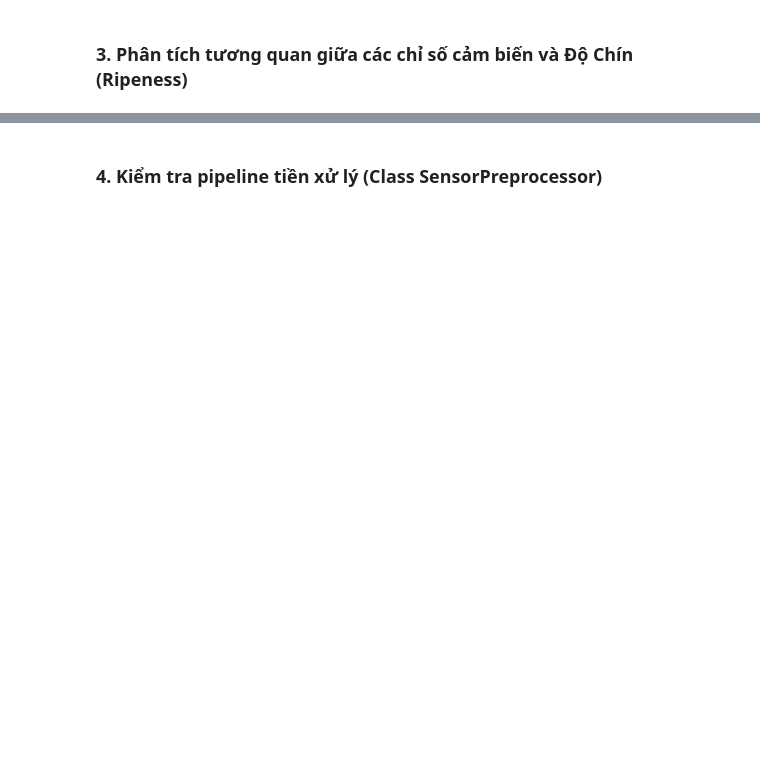
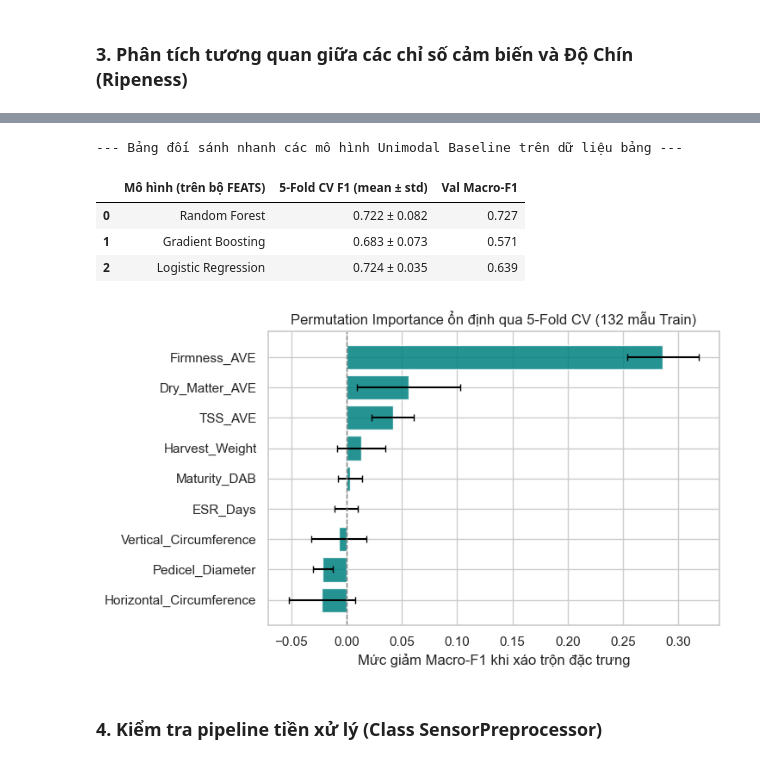
Before and after one commit to Cocobaut/durian-ripeness-classification, a Jupyter notebook: workspaces/member3_sensor/01_eda_and_preprocess_sensor/01_eda_and_preprocess_sensor.ipynb, the cells around one changed output, grey strips where cells are left out. Saved outputs shown, nothing was run; the diff lists cells and outputs as text; code cells hidden in the pictures; blank space fills up the shorter version.

```diff
--- a/workspaces/member3_sensor/01_eda_and_preprocess_sensor/01_eda_and_preprocess_sensor.ipynb
+++ b/workspaces/member3_sensor/01_eda_and_preprocess_sensor/01_eda_and_preprocess_sensor.ipynb
@@ -49,2 +813,67 @@ CSV_PATH = os.path.join(DATA_RAW_DIR, "durian_characteristics_cleaned.csv")
+# %%
+# 3.8 Đánh giá chéo các mô hình Baseline & Permutation Importance ổn định qua 5-Fold CV
+from sklearn.ensemble import GradientBoostingClassifier
+from sklearn.linear_model import LogisticRegression
+from sklearn.preprocessing import StandardScaler
+
+models = {
+    "Random Forest": make_model(),
+    "Gradient Boosting": make_pipeline(
+        SimpleImputer(strategy="median"),
+        GradientBoostingClassifier(n_estimators=150, max_depth=3, random_state=SEED)
+    ),
+    "Logistic Regression": make_pipeline(
+        SimpleImputer(strategy="median"),
+        StandardScaler(),
+        LogisticRegression(class_weight="balanced", max_iter=1000, random_state=SEED)
+    ),
+}
+
+bench_rows = []
+for m_name, pipe in models.items():
+    cv_scores = cross_val_score(pipe, train_df[FEATS], y_tr_s, cv=cv, scoring="f1_macro")
+    pipe.fit(train_df[FEATS], y_tr_s)
+    val_f1 = f1_score(y_va_s, pipe.predict(val_df[FEATS]), average="macro")
+    bench_rows.append({
+        "Mô hình (trên bộ FEATS)": m_name,
+        "5-Fold CV F1 (mean ± std)": f"{cv_scores.mean():.3f} ± {cv_scores.std():.3f}",
+        "Val Macro-F1": round(val_f1, 3),
+    })
+
+print("--- Bảng đối sánh nhanh các mô hình Unimodal Baseline trên dữ liệu bảng ---")
+display(pd.DataFrame(bench_rows))
+
+# Tính Permutation Importance ổn định bằng Out-of-Fold (5-Fold CV trên 132 mẫu Train)
+cv_importances = np.zeros((5, len(FEATS)))
+for fold, (tr_idx, va_idx) in enumerate(cv.split(train_df[FEATS], y_tr_s)):
+    m_fold = make_model().fit(train_df[FEATS].iloc[tr_idx], y_tr_s.iloc[tr_idx])
+    pi_fold = permutation_importance(
+        m_fold, train_df[FEATS].iloc[va_idx], y_tr_s.iloc[va_idx],
+        n_repeats=20, random_state=SEED, scoring="f1_macro"
+    )
+    cv_importances[fold] = pi_fold.importances_mean
+
+imp_cv_df = pd.DataFrame({
+    "mean_importance": cv_importances.mean(axis=0),
+    "std_importance": cv_importances.std(axis=0)
+}, index=FEATS).sort_values("mean_importance", ascending=True)
+
+fig, ax = plt.subplots(figsize=(7.5, 4.5))
+ax.barh(
+    imp_cv_df.index, imp_cv_df["mean_importance"],
+    xerr=imp_cv_df["std_importance"], capsize=3, color="teal", alpha=0.85
+)
+ax.axvline(0, color="gray", linestyle="--", linewidth=1)
+ax.set_title("Permutation Importance ổn định qua 5-Fold CV (132 mẫu Train)")
+ax.set_xlabel("Mức giảm Macro-F1 khi xáo trộn đặc trưng")
+plt.tight_layout()
+plt.show()
+# %% [output]
+--- Bảng đối sánh nhanh các mô hình Unimodal Baseline trên dữ liệu bảng ---
+|  | Mô hình (trên bộ FEATS) | 5-Fold CV F1 (mean ± std) | Val Macro-F1 |
+| 0 | Random Forest | 0.722 ± 0.082 | 0.727 |
+| 1 | Gradient Boosting | 0.683 ± 0.073 | 0.571 |
+| 2 | Logistic Regression | 0.724 ± 0.035 | 0.639 |
+[figure, added]
 # %% [markdown]
 ### 4. Kiểm tra pipeline tiền xử lý (Class SensorPreprocessor)
```
Also changed, not shown: parts of 15 cells of this notebook, 4 other files.
